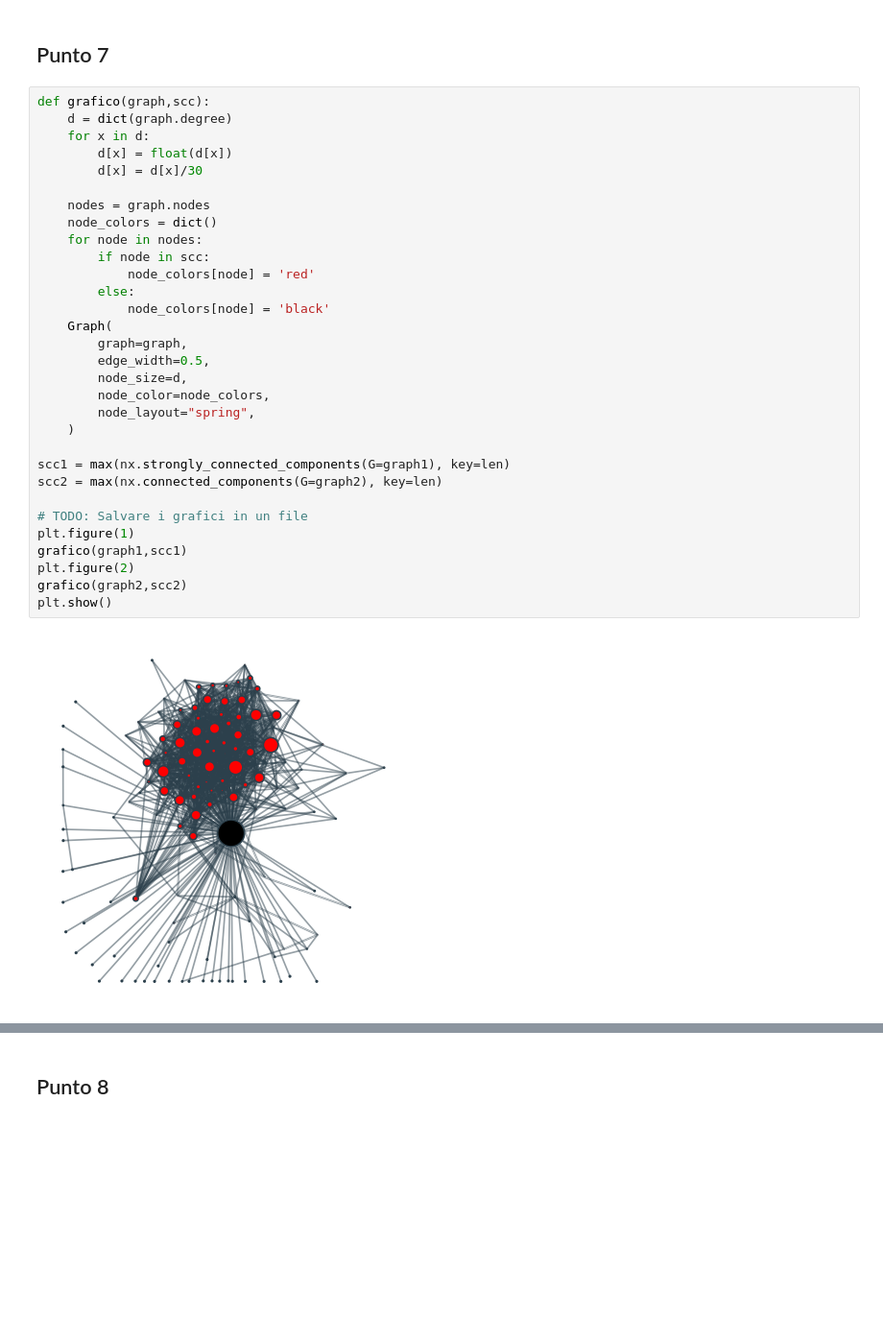
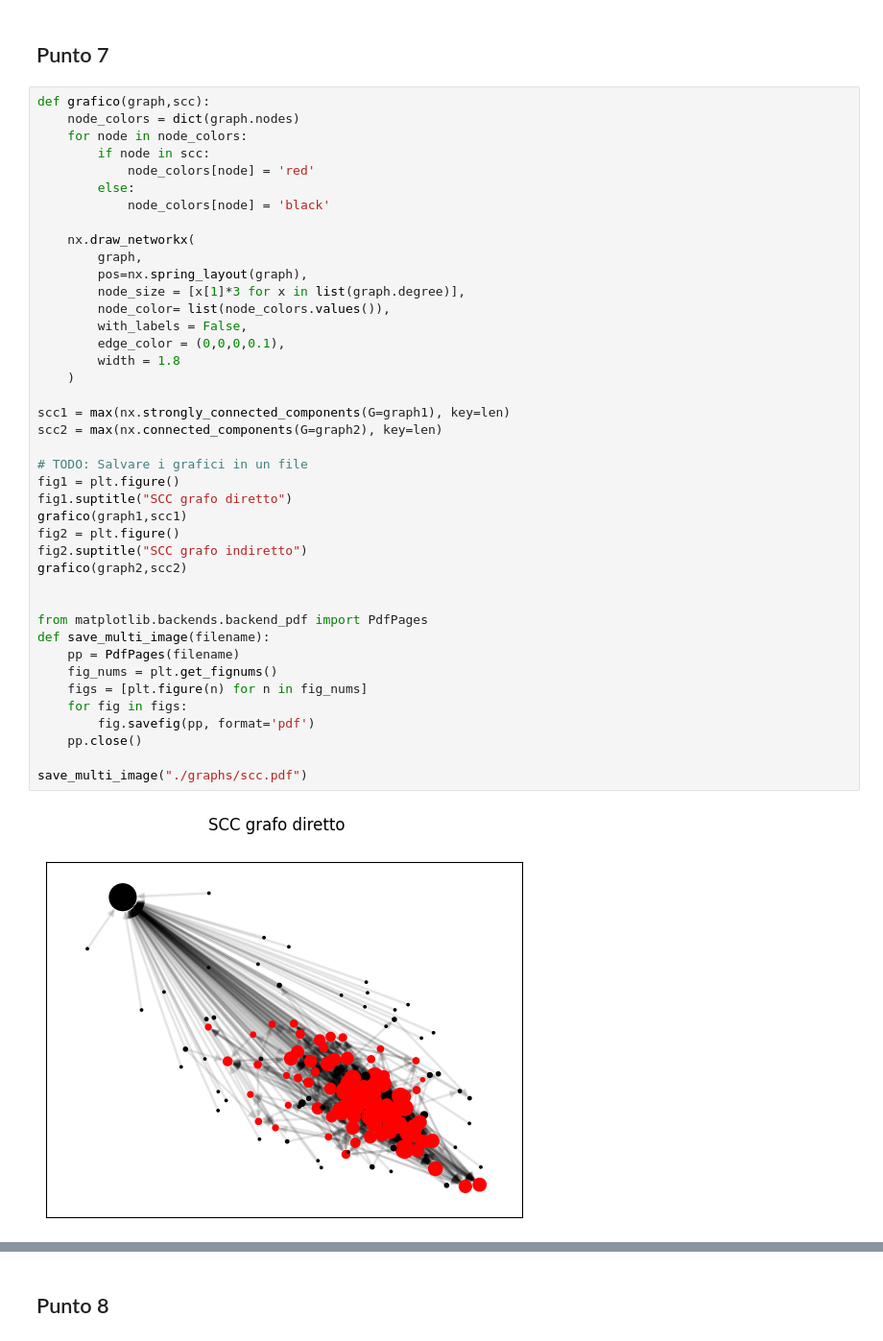
Before and after one commit to giopalma/social-computing, a Jupyter notebook: Primo Progetto/Primo Progetto Social Computing.ipynb, the cells around one changed output, grey strips where cells are left out. Shown at 96% size. Saved outputs shown, nothing was run; the diff lists cells and outputs as text; blank space fills up the shorter version.

```diff
--- a/Primo Progetto/Primo Progetto Social Computing.ipynb
+++ b/Primo Progetto/Primo Progetto Social Computing.ipynb
@@ -218,34 +211,44 @@ Local cdn resources have problems on chrome/safari when used in jupyter-notebook
 ## Punto 7
 # %%
 def grafico(graph,scc):
-    d = dict(graph.degree)
-    for x in d:
-        d[x] = float(d[x])
-        d[x] = d[x]/30
-
-    nodes = graph.nodes
-    node_colors = dict()
-    for node in nodes:
+    node_colors = dict(graph.nodes)
+    for node in node_colors:
         if node in scc:
             node_colors[node] = 'red'
         else:
             node_colors[node] = 'black'
-    Graph(
-        graph=graph,
-        edge_width=0.5,
-        node_size=d,
-        node_color=node_colors,
-        node_layout="spring",
+
+    nx.draw_networkx(
+        graph,
+        pos=nx.spring_layout(graph),
+        node_size = [x[1]*3 for x in list(graph.degree)],
+        node_color= list(node_colors.values()),
+        with_labels = False,
+        edge_color = (0,0,0,0.1),
+        width = 1.8
     )
 
 scc1 = max(nx.strongly_connected_components(G=graph1), key=len)
 scc2 = max(nx.connected_components(G=graph2), key=len)
 
 # TODO: Salvare i grafici in un file
-plt.figure(1)
+fig1 = plt.figure()
+fig1.suptitle("SCC grafo diretto")
 grafico(graph1,scc1)
-plt.figure(2)
+fig2 = plt.figure()
+fig2.suptitle("SCC grafo indiretto")
 grafico(graph2,scc2)
-plt.show()
+
+
+from matplotlib.backends.backend_pdf import PdfPages
+def save_multi_image(filename):
+    pp = PdfPages(filename)
+    fig_nums = plt.get_fignums()
+    figs = [plt.figure(n) for n in fig_nums]
+    for fig in figs:
+        fig.savefig(pp, format='pdf')
+    pp.close()
+
+save_multi_image("./graphs/scc.pdf")
 # %% [output]
-[figure, old version]
+[figure, new version]
```
Also changed, not shown: parts of 6 cells of this notebook, 11 other files.
